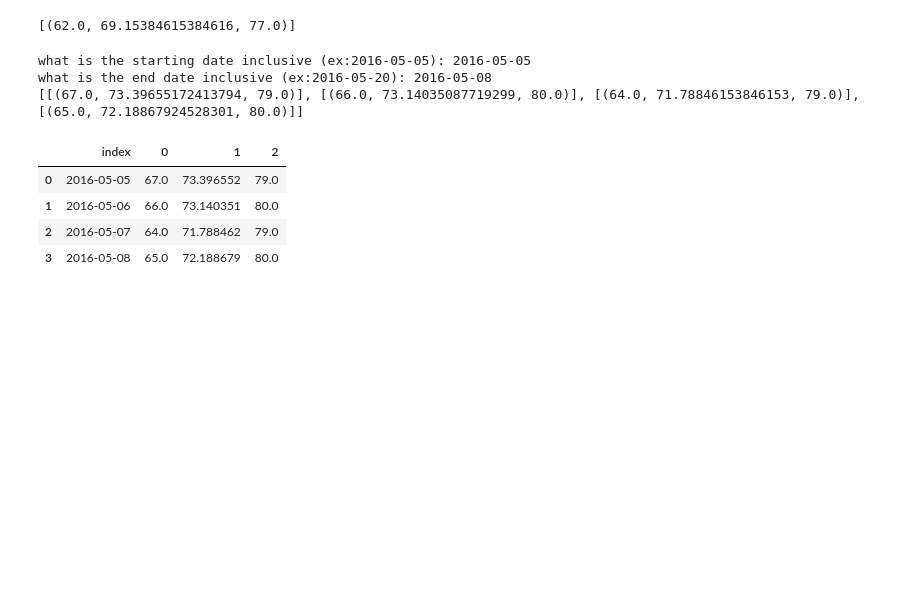
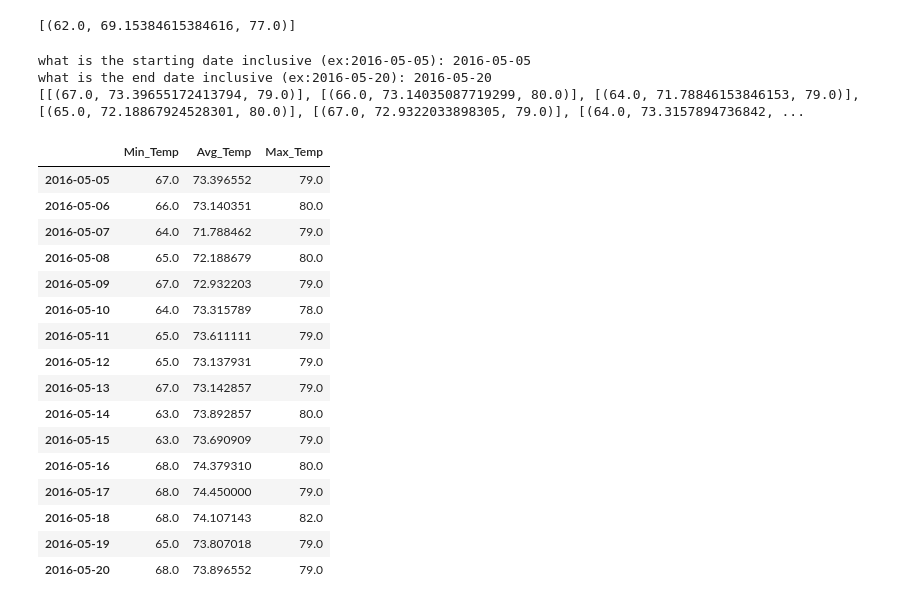
Before and after one commit to pauleppers/sqlalchemy-challenge, a Jupyter notebook: climate_starter.ipynb, the cells around one changed output. Cells and saved outputs as stored; diff of their text form; code cells hidden in the pictures; blank space fills up the shorter version.

```diff
--- a/climate_starter.ipynb
+++ b/climate_starter.ipynb
@@ -310,16 +285,6 @@ merge_df
 # (i.e. the averages for tmin, tmax, and tavg for all historic data matching a specific month and day)
 
 def daily_normals(date):
-    """Daily Normals.
-
-    Args:
-        date (str): A date string in the format '%m-%d'
-
-    Returns:
-        A list of tuples containing the daily normals, tmin, tavg, and tmax
-
-    """
-
     sel = [func.min(Measurement.tobs), func.avg(Measurement.tobs), func.max(Measurement.tobs)]
     return session.query(*sel).filter(func.strftime("%m-%d", Measurement.date) == date).all()
 
@@ -355,24 +320,37 @@ for string in date_range:
 print(normals)
 # %% [output]
 what is the starting date inclusive (ex:2016-05-05): 2016-05-05
-what is the end date inclusive (ex:2016-05-20): 2016-05-08
-[[(67.0, 73.39655172413794, 79.0)], [(66.0, 73.14035087719299, 80.0)], [(64.0, 71.78846153846153, 79.0)], [(65.0, 72.18867924528301, 80.0)]]
+what is the end date inclusive (ex:2016-05-20): 2016-05-20
+[[(67.0, 73.39655172413794, 79.0)], [(66.0, 73.14035087719299, 80.0)], [(64.0, 71.78846153846153, 79.0)], [(65.0, 72.18867924528301, 80.0)], [(67.0, 72.9322033898305, 79.0)], [(64.0, 73.3157894736842, ...
 # %%
 # Load the previous query results into a Pandas DataFrame and add the `trip_dates` range as the `date` index
 i = 0
 dic_weather = {}
 for date in date_trip:
     dic_weather[date] = normals[i][0]
     i = i +1
 trip_df = pd.DataFrame(dic_weather)
 trip_df = trip_df.transpose()
-trip_df = trip_df.reset_index()
+# trip_df = trip_df.reset_index()
+trip_df = trip_df.rename(columns={0:"Min_Temp", 1:"Avg_Temp", 2:"Max_Temp"})
 trip_df
 # %% [output]
-|  | index | 0 | 1 | 2 |
-| 0 | 2016-05-05 | 67.0 | 73.396552 | 79.0 |
-| 1 | 2016-05-06 | 66.0 | 73.140351 | 80.0 |
-| 2 | 2016-05-07 | 64.0 | 71.788462 | 79.0 |
-| 3 | 2016-05-08 | 65.0 | 72.188679 | 80.0 |
+|  | Min_Temp | Avg_Temp | Max_Temp |
+| 2016-05-05 | 67.0 | 73.396552 | 79.0 |
+| 2016-05-06 | 66.0 | 73.140351 | 80.0 |
+| 2016-05-07 | 64.0 | 71.788462 | 79.0 |
+| 2016-05-08 | 65.0 | 72.188679 | 80.0 |
+| 2016-05-09 | 67.0 | 72.932203 | 79.0 |
+| 2016-05-10 | 64.0 | 73.315789 | 78.0 |
+| 2016-05-11 | 65.0 | 73.611111 | 79.0 |
+| 2016-05-12 | 65.0 | 73.137931 | 79.0 |
+| 2016-05-13 | 67.0 | 73.142857 | 79.0 |
+| 2016-05-14 | 63.0 | 73.892857 | 80.0 |
+| 2016-05-15 | 63.0 | 73.690909 | 79.0 |
+| 2016-05-16 | 68.0 | 74.379310 | 80.0 |
+| 2016-05-17 | 68.0 | 74.450000 | 79.0 |
+| 2016-05-18 | 68.0 | 74.107143 | 82.0 |
+| 2016-05-19 | 65.0 | 73.807018 | 79.0 |
+| 2016-05-20 | 68.0 | 73.896552 | 79.0 |
 # %%
 # Plot the daily normals as an area plot with `stacked=False`
```
Also changed, not shown: parts of 13 cells of this notebook, 3 other files.
